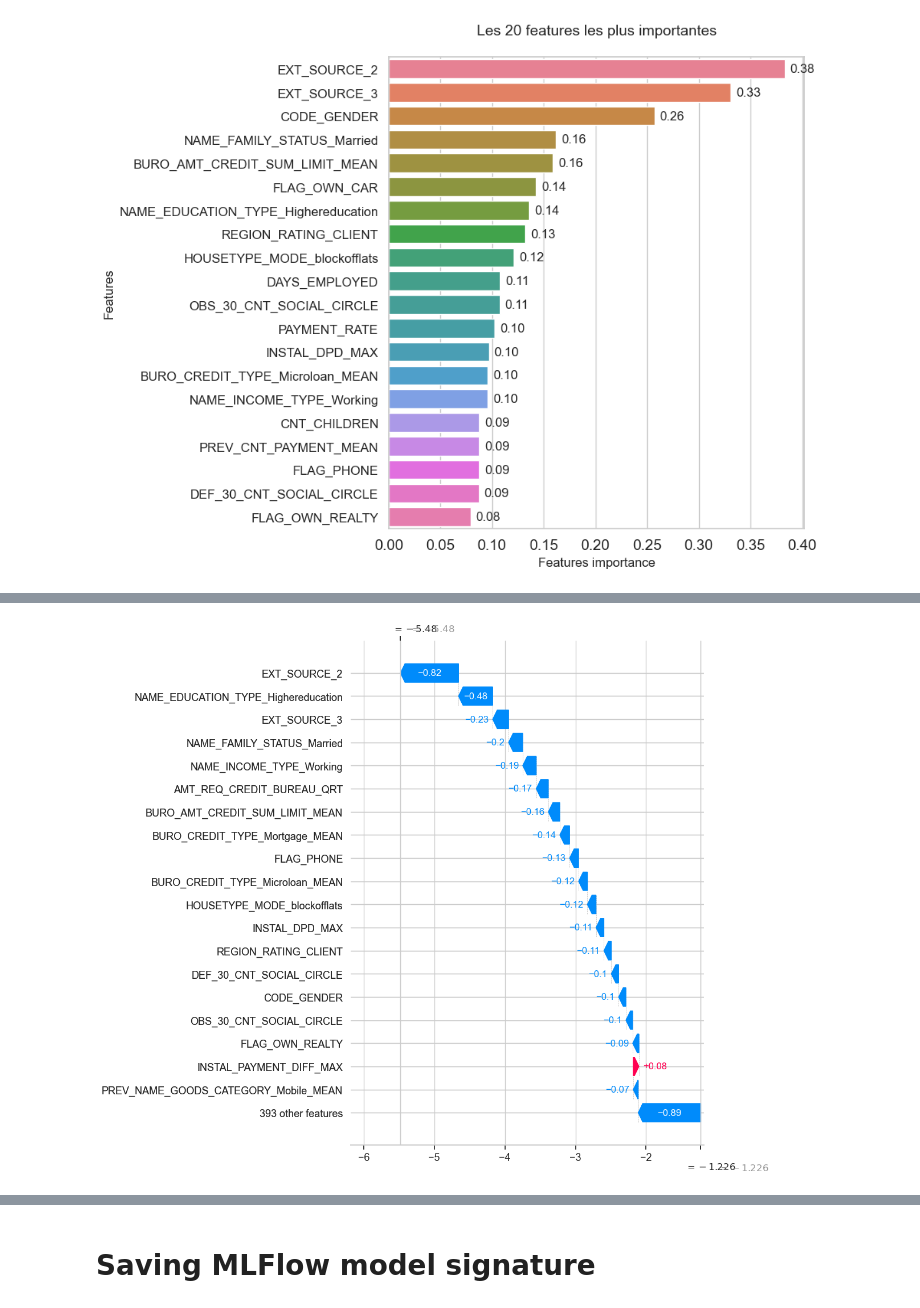
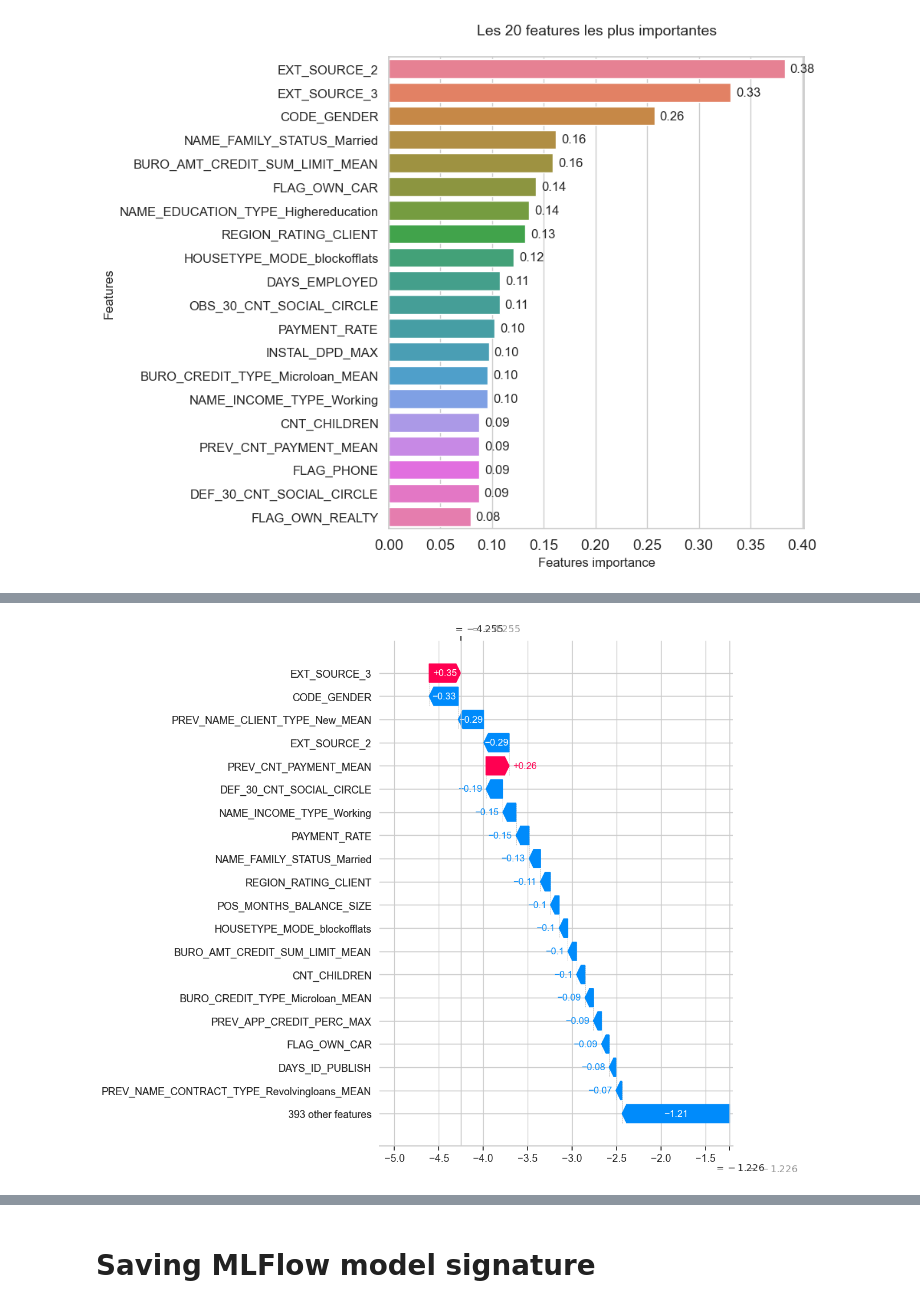
Before and after one commit to MarionDed02/Projet_7, a Jupyter notebook: Dedieu_Marion_2_modelisation_012024.ipynb, the cells around one changed output, grey strips where cells are left out. Drawn from its saved outputs; the diff is of its cells as text; code cells hidden in the pictures.

```diff
--- a/Dedieu_Marion_2_modelisation_012024.ipynb
+++ b/Dedieu_Marion_2_modelisation_012024.ipynb
@@ -911,9 +922,9 @@ No data for colormapping provided via 'c'. Parameters 'vmin', 'vmax' will be ign
 # %%
-index_client = 30
+index_client = 50
 shap.plots._waterfall.waterfall_legacy(explainer.expected_value[0],
                                         shap_values[1][index_client],
                                         feature_names = features_names,
                                         max_display = 20)
 # %% [output]
-[figure, old version]
+[figure, new version]
 # %% [markdown]
```
Also changed, not shown: parts of 20 cells of this notebook, 9 other files.
